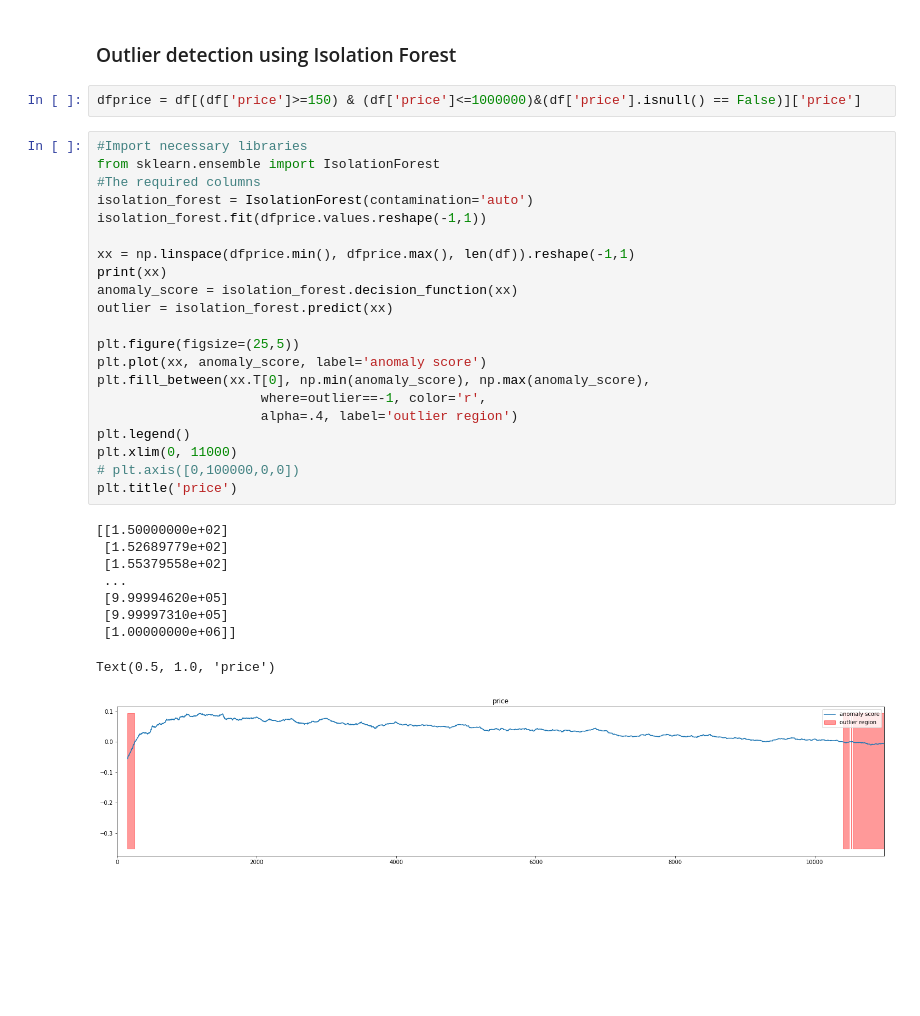
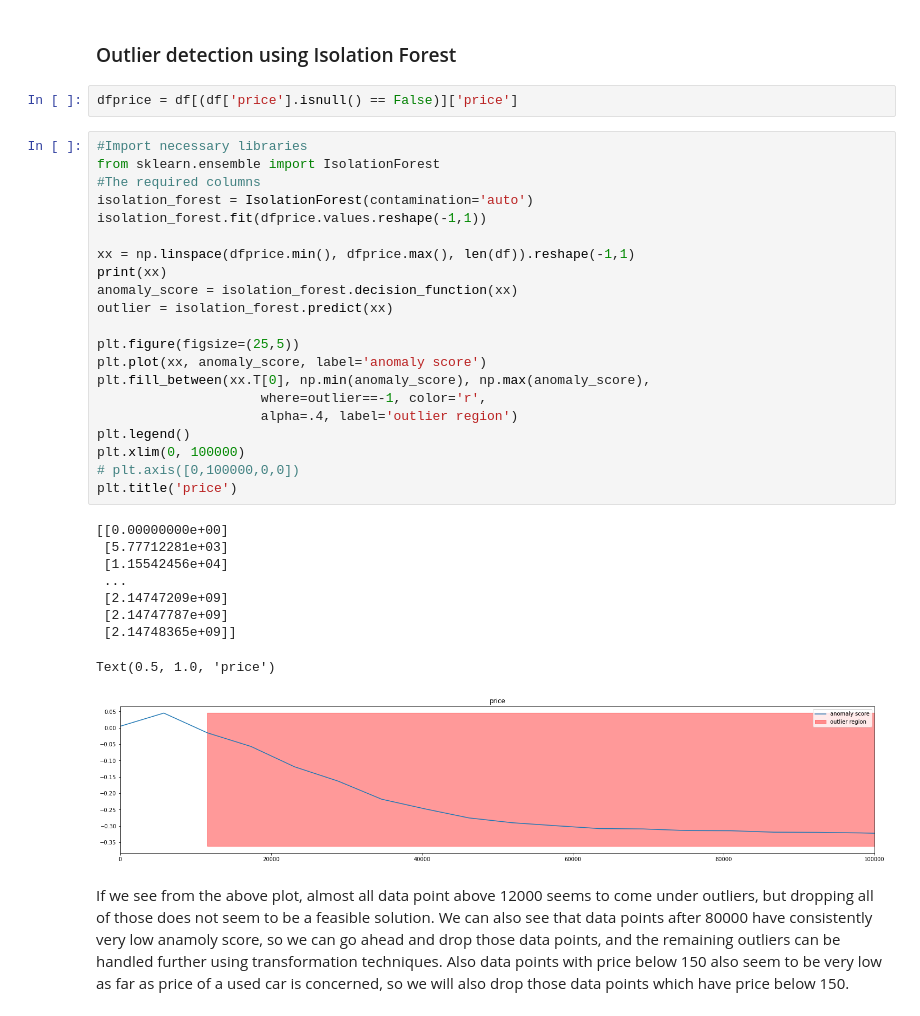
Before and after one commit to pratikasarkar/Used-Car-Price-Prediction, a Jupyter notebook: cars.ipynb, the cells around one changed output. Drawn from its saved outputs; the diff is of its cells as text; blank space fills up the shorter version.

```diff
--- a/cars.ipynb
+++ b/cars.ipynb
@@ -321,36 +329,38 @@ sns.boxplot(df[(df['price']>=100) & (df['price']<=1000000)]['price'])
 # %% [markdown]
 ### Outlier detection using Isolation Forest
 # %%
-dfprice = df[(df['price']>=150) & (df['price']<=1000000)&(df['price'].isnull() == False)]['price']
+dfprice = df[(df['price'].isnull() == False)]['price']
 # %%
 #Import necessary libraries
 from sklearn.ensemble import IsolationForest
 #The required columns
 isolation_forest = IsolationForest(contamination='auto')
 isolation_forest.fit(dfprice.values.reshape(-1,1))
 
 xx = np.linspace(dfprice.min(), dfprice.max(), len(df)).reshape(-1,1)
 print(xx)
 anomaly_score = isolation_forest.decision_function(xx)
 outlier = isolation_forest.predict(xx)
 
 plt.figure(figsize=(25,5))
 plt.plot(xx, anomaly_score, label='anomaly score')
 plt.fill_between(xx.T[0], np.min(anomaly_score), np.max(anomaly_score),
                      where=outlier==-1, color='r',
                      alpha=.4, label='outlier region')
 plt.legend()
-plt.xlim(0, 11000)
+plt.xlim(0, 100000)
 # plt.axis([0,100000,0,0])
 plt.title('price')
 # %% [output]
-[[1.50000000e+02]
- [1.52689779e+02]
- [1.55379558e+02]
+[[0.00000000e+00]
+ [5.77712281e+03]
+ [1.15542456e+04]
  ...
- [9.99994620e+05]
- [9.99997310e+05]
- [1.00000000e+06]]
+ [2.14747209e+09]
+ [2.14747787e+09]
+ [2.14748365e+09]]
 Text(0.5, 1.0, 'price')
-[figure, old version]
+[figure, new version]
+# %% [markdown]
+If we see from the above plot, almost all data point above 12000 seems to come under outliers, but dropping all of those does not seem to be a feasible solution. We can also see that data points after 80000 have consistently very low anamoly score, so we can go ahead and drop those data points, and the remaining outliers can be handled further using transformation techniques. Also data points with price below 150 also seem to be very low as far as price of a used car is concerned, so we will also drop those data points which have price below 150.
 # %%
```
Also changed, not shown: parts of 13 cells of this notebook.
